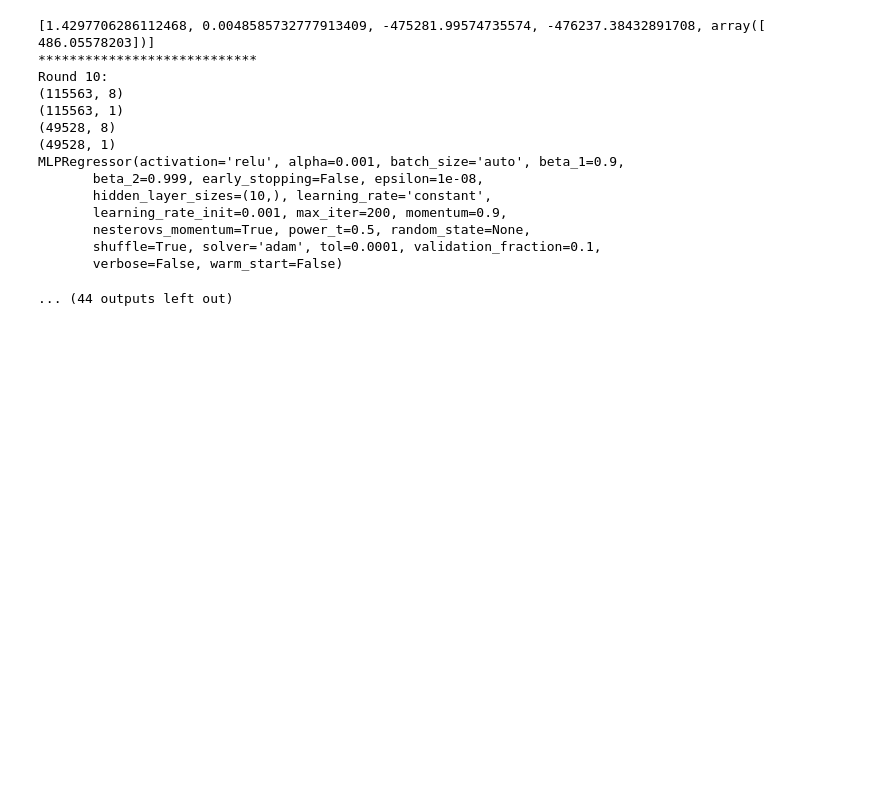
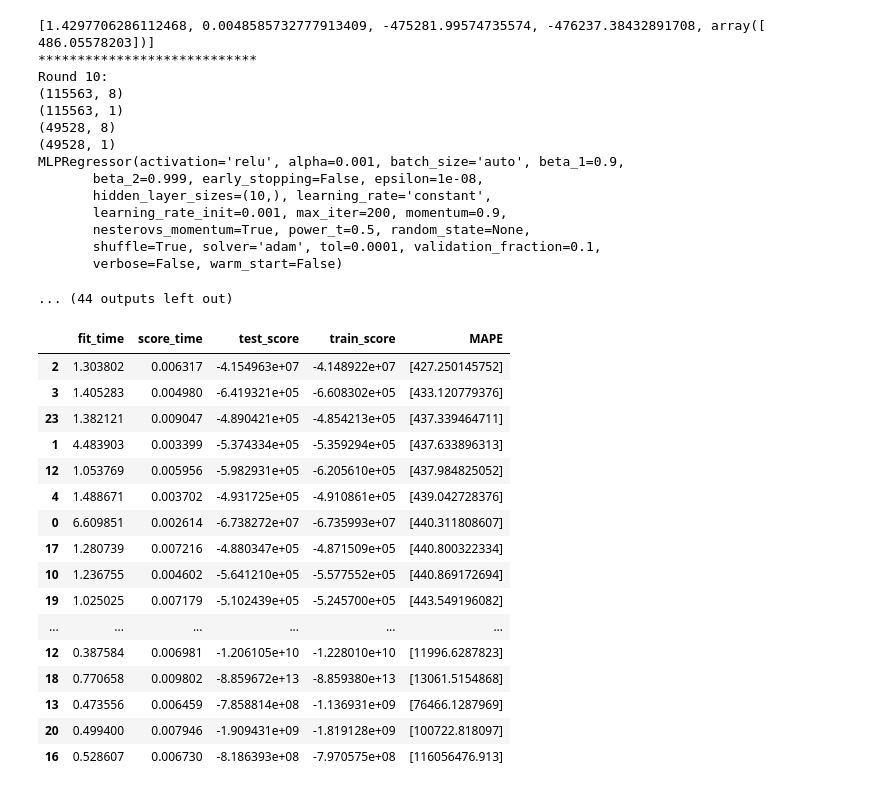
Before and after one commit to Crisliu7/INFO7390, a Jupyter notebook: midterm/Neural Network.ipynb, the cells around one changed output. Drawn from its saved outputs; the diff is of its cells as text; code cells hidden in the pictures; blank space fills up the shorter version.

```diff
--- a/midterm/Neural Network.ipynb
+++ b/midterm/Neural Network.ipynb
@@ -74,7 +74,7 @@ for m in ts_list:
             print(metric)
             result = pd.DataFrame.from_items([(i*5+j,metric)],\
                                              orient='index',\
-                                             columns=['fit_time','score_time','test_score','train_score','MAPE'])
+                                             columns=['fit_time','score_time','test_score','train_score','MAE'])
             frames.append(result)
             print("****************************")
 m = pd.concat(frames)
@@ -219,3 +219,23 @@ MLPRegressor(activation='relu', alpha=0.001, batch_size='auto', beta_1=0.9,
        shuffle=True, solver='adam', tol=0.0001, validation_fraction=0.1,
        verbose=False, warm_start=False)
 ... (44 outputs left out)
+# %%
+m.sort_values(by='MAPE')
+# %% [output]
+|  | fit_time | score_time | test_score | train_score | MAPE |
+| 2 | 1.303802 | 0.006317 | -4.154963e+07 | -4.148922e+07 | [427.250145752] |
+| 3 | 1.405283 | 0.004980 | -6.419321e+05 | -6.608302e+05 | [433.120779376] |
+| 23 | 1.382121 | 0.009047 | -4.890421e+05 | -4.854213e+05 | [437.339464711] |
+| 1 | 4.483903 | 0.003399 | -5.374334e+05 | -5.359294e+05 | [437.633896313] |
+| 12 | 1.053769 | 0.005956 | -5.982931e+05 | -6.205610e+05 | [437.984825052] |
+| 4 | 1.488671 | 0.003702 | -4.931725e+05 | -4.910861e+05 | [439.042728376] |
+| 0 | 6.609851 | 0.002614 | -6.738272e+07 | -6.735993e+07 | [440.311808607] |
+| 17 | 1.280739 | 0.007216 | -4.880347e+05 | -4.871509e+05 | [440.800322334] |
+| 10 | 1.236755 | 0.004602 | -5.641210e+05 | -5.577552e+05 | [440.869172694] |
+| 19 | 1.025025 | 0.007179 | -5.102439e+05 | -5.245700e+05 | [443.549196082] |
+| ... | ... | ... | ... | ... | ... |
+| 12 | 0.387584 | 0.006981 | -1.206105e+10 | -1.228010e+10 | [11996.6287823] |
+| 18 | 0.770658 | 0.009802 | -8.859672e+13 | -8.859380e+13 | [13061.5154868] |
+| 13 | 0.473556 | 0.006459 | -7.858814e+08 | -1.136931e+09 | [76466.1287969] |
+| 20 | 0.499400 | 0.007946 | -1.909431e+09 | -1.819128e+09 | [100722.818097] |
+| 16 | 0.528607 | 0.006730 | -8.186393e+08 | -7.970575e+08 | [116056476.913] |
```
Also changed, not shown: 7 other files.
